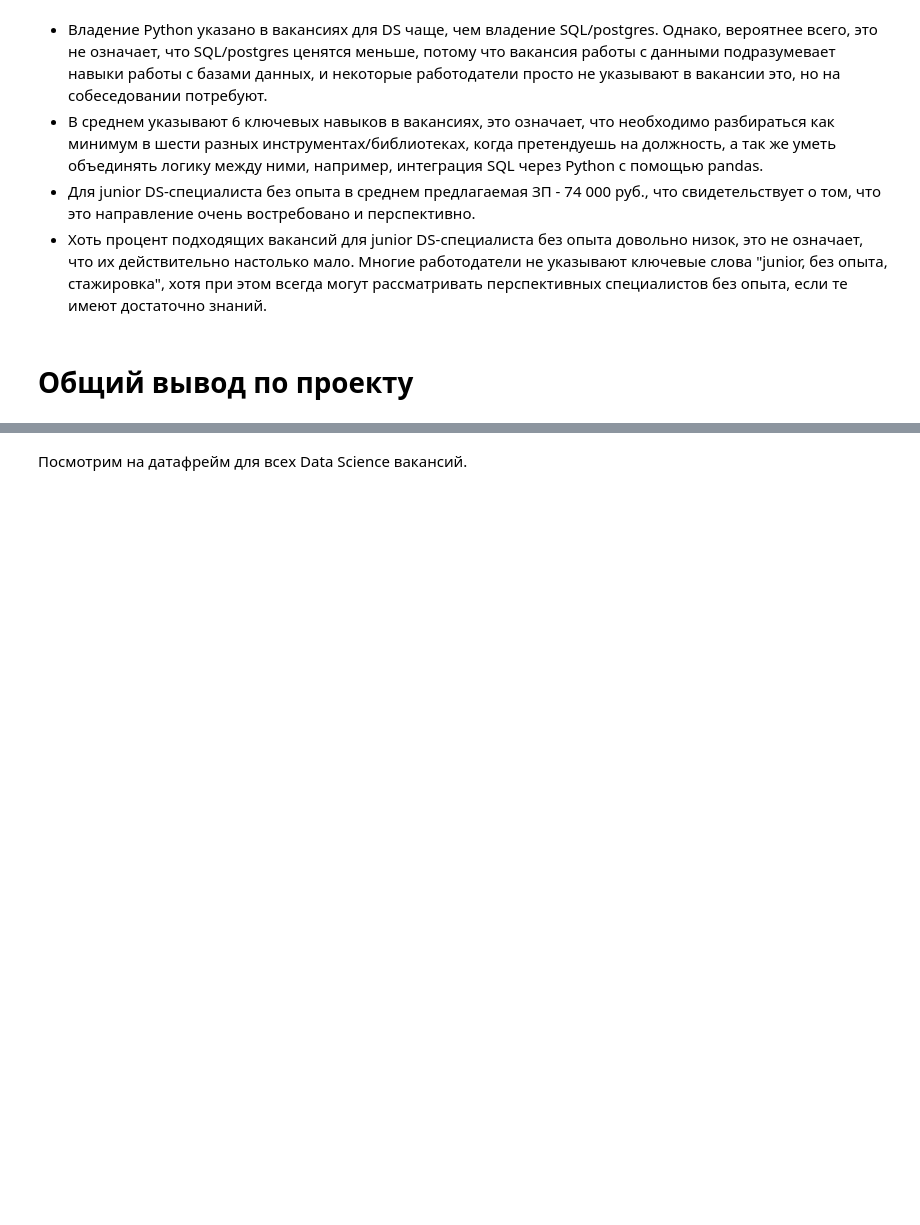
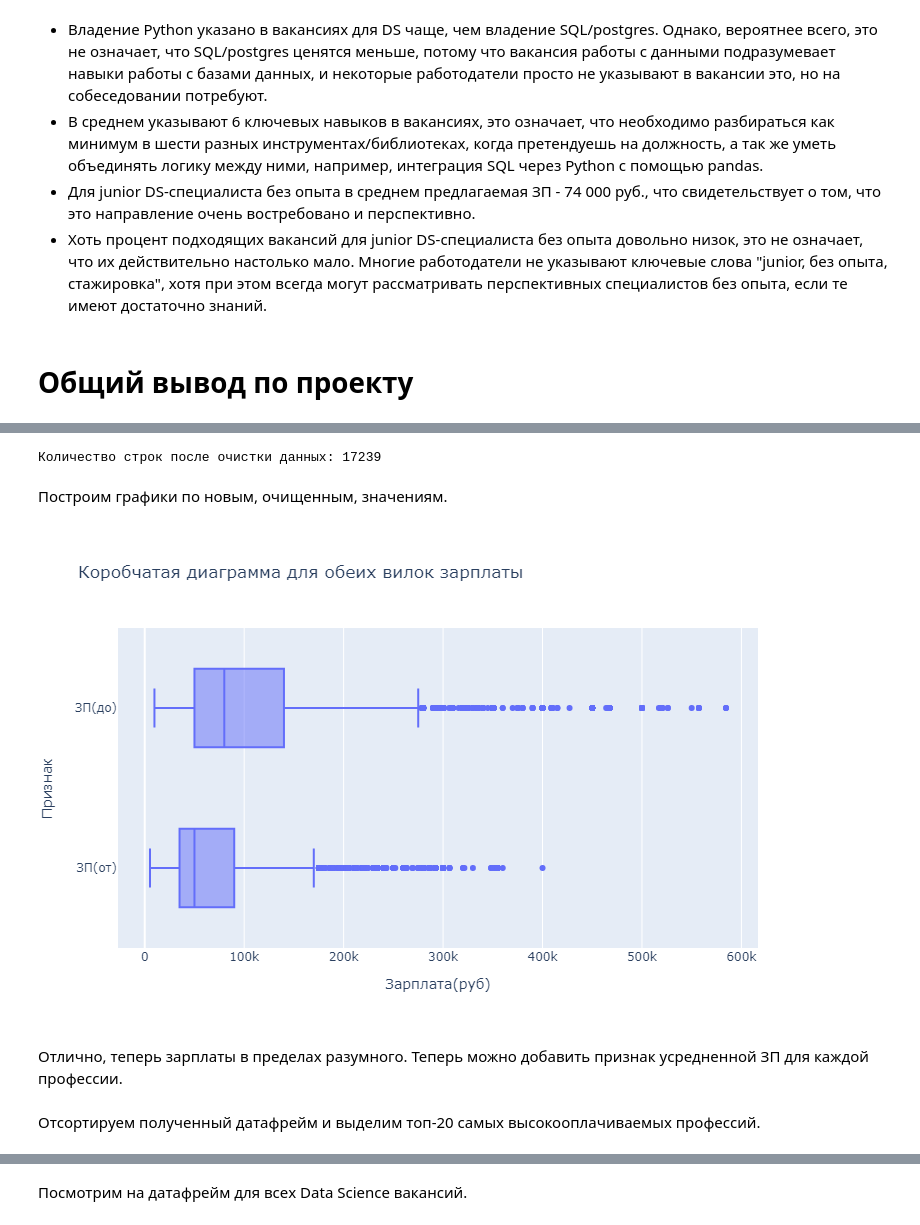
Before and after one commit to ScReameer/HH-DataScience-project-2, a Jupyter notebook: Project_2_Анализ_вакансий_HH.ipynb, the cells around one changed output, grey strips where cells are left out. Cells and saved outputs as stored; diff of their text form; code cells hidden in the pictures; blank space fills up the shorter version.

```diff
--- a/Project_2_Анализ_вакансий_HH.ipynb
+++ b/Project_2_Анализ_вакансий_HH.ipynb
@@ -386,9 +396,9 @@ page = BeautifulSoup(response.text, 'html.parser')
 table = page.find('table', class_='standard sortable')
 
 # Iterate table rows
-for x in table.find_all('tr'):
+for row in table.find_all('tr'):
     # Add all unpacked text from tag 'a' to list
-    cities.append(x.find('a').text)
+    cities.append(row.find('a').text)
 
 # Make a tuple from list to add in SQL query
 # 1-st element is column name which we don't need
@@ -644,0 +725,39 @@ print(
+# %%
+def outliers_z_score(data:pd.DataFrame, feature, left=3,
+                    right=3, log_scale=False, log_adder=0):
+    if log_scale:
+        x = np.log(data[feature] + log_adder)
+    else:
+        x = data[feature]
+
+    mu = x.mean()
+    sigma = x.std()
+    lower_bound = mu - left*sigma
+    upper_bound = mu + right*sigma
+    outliers = data[(x < lower_bound) | (x > upper_bound)]
+    cleaned = data[(x > lower_bound) & (x < upper_bound)]
+    return outliers, cleaned
+
+# Сделаем более жесткую выборку "слева", чтобы не попали вакансии с очень низкой зп
+# А также ослабим выборку "справа", т.к. из графика видно, что распределение ассиметрично в правую сторону
+outliers_salary_from, cleaned_salary_from = outliers_z_score(full_vacancies, 'ЗП(от)', right=6, left=1.2)
+outliers_salary, cleaned_salary = outliers_z_score(cleaned_salary_from, 'ЗП(до)', right=6, left=1.2)
+print('Количество строк после очистки данных:', cleaned_salary.shape[0])
+# %% [output]
+Количество строк после очистки данных: 17239
+# %% [markdown]
+Построим графики по новым, очищенным, значениям.
+# %%
+salary_to_box = px.box(
+    cleaned_salary,
+    x=['ЗП(от)','ЗП(до)'],
+    title='Коробчатая диаграмма для обеих вилок зарплаты',
+    labels={'variable': 'Признак', 'value': 'Зарплата(руб)'},
+    width=800,
+    height=500
+)
+salary_to_box.show()
+# %% [output]
+[figure, added]
+# %% [markdown]
+Отлично, теперь зарплаты в пределах разумного. Теперь можно добавить признак усредненной ЗП для каждой профессии.
@@ -644,0 +768,2 @@ print(
+# %% [markdown]
+Отсортируем полученный датафрейм и выделим топ-20 самых высокооплачиваемых профессий.
```
Also changed, not shown: parts of 43 cells of this notebook.
